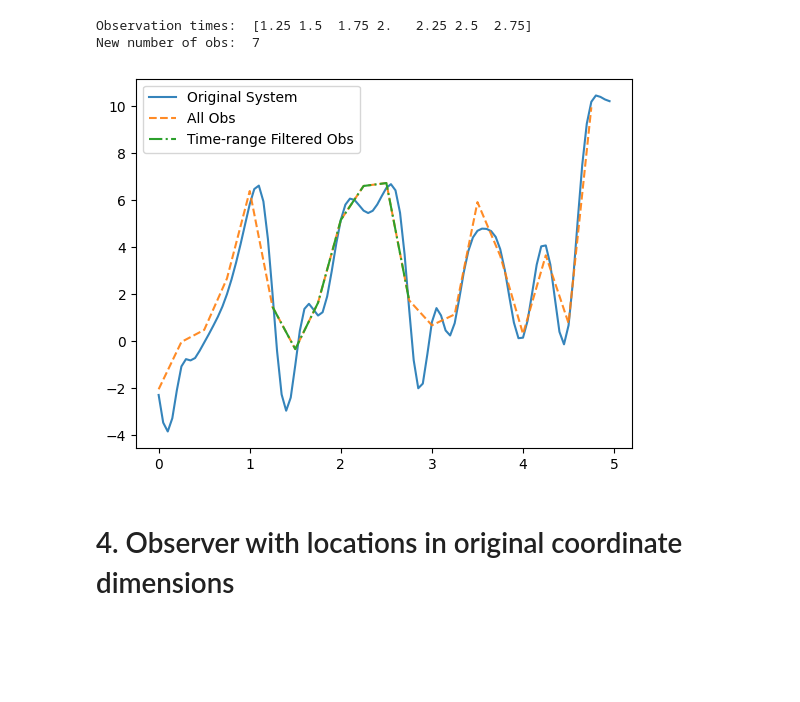
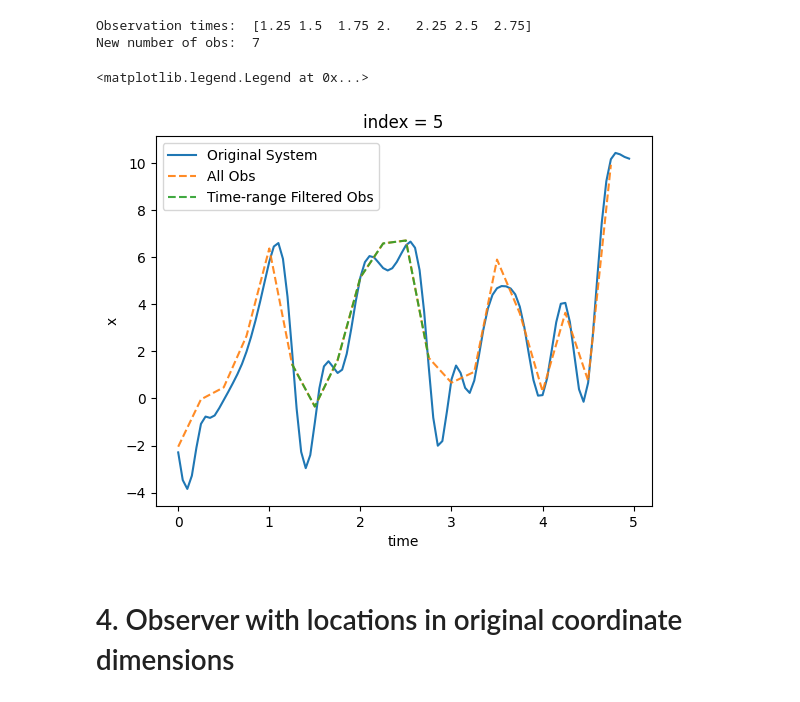
Before and after one commit to StevePny/DataAssimBench-Examples, a Jupyter notebook: examples/observers/1-observers-example-usage.ipynb, the cells around one changed output. Saved outputs shown, nothing was run; the diff lists cells and outputs as text; code cells hidden in the pictures; blank space fills up the shorter version.

```diff
--- a/examples/observers/1-observers-example-usage.ipynb
+++ b/examples/observers/1-observers-example-usage.ipynb
@@ -64,14 +64,17 @@ plt.show()
 Last time, we let the observer randomly select locations and times to sample. But the observer also allows us to specify the location and time indices we want to observe. You can use this to, for example, sample every other time step or every 5th element in the state vector. It allows for complete customization. Let's explore that using a Lorenz96 generator.
 # %%
 l96 = dab.data.Lorenz96()
-l96.generate(n_steps=100)
-print('Time dim: ', l96.time_dim)
-print('System dim: ', l96.system_dim)
+l96_nature_run = l96.generate(n_steps=100)
+print('Time dim: ', l96_nature_run.sizes['time'])
+print('System dim: ', l96_nature_run.system_dim)
 # %% [output]
 Time dim:  100
 System dim:  36
 # %%
 # Let's sample 5 different locations in the system every 5th timestep
-time_inds_l96 = np.arange(0, 100, 5)
-print(time_inds_l96)
-sys_inds_l96 = [5, 10, 20, 25, 35]
+sample_times_l96 = l96_nature_run.time[np.arange(0, 100, 5)]
+sample_locs_l96 = np.array([5, 10, 20, 25, 35])
+# In order to sample properly, we need to pass a dictionary
+# with locations for each dimension in the nature run
+# NOTE: dims='observations' must always be used.
+sample_locs_dict = {'index': xr.DataArray(np.array(sample_locs_l96), dims='observations')}
@@ -80,9 +81,9 @@ sys_inds_l96 = [5, 10, 20, 25, 35]
 # %%
 # Set up observer using our specified sampling times/locations
 obs_l96 = dab.observer.Observer(
-    l96,
-    time_indices = time_inds_l96, # Time indices to sample
-    location_indices = sys_inds_l96, # Location indices to sample
+    l96_nature_run,
+    times = sample_times_l96, # Times to sample
+    locations = sample_locs_dict, # Locations to sample
     error_bias = 0.2,
     error_sd = 0.5
 )
@@ -133,23 +107,24 @@ In some cases, once we've generated observations we might want to select all obs
 time_start = 2 - 0.75
 time_end = 2 + 0.75
 # Run filter and save as new obs vec
-obs_vec_l96_filt = obs_vec_l96.filter_times(start=time_start, end=time_end, inclusive=True)
-print('Observation times: ', obs_vec_l96_filt.times)
-print('New number of obs: ', obs_vec_l96_filt.num_obs)
+obs_vec_l96_filt = obs_vec_l96.sel(time=slice(time_start, time_end))
+print('Observation times: ', obs_vec_l96_filt.time.values)
+print('New number of obs: ', obs_vec_l96_filt.sizes['time'])
 # %% [output]
 Observation times:  [1.25 1.5  1.75 2.   2.25 2.5  2.75]
 New number of obs:  7
 # %%
 # Visualize
 # Plot it against the original values
+# Let's examine how error is added to observations
 fig, ax = plt.subplots()
-ax.plot(l96.times, l96.values[:, obs_vec_l96.location_indices[0, 0]], alpha=0.9)
-ax.plot(obs_vec_l96.times, obs_vec_l96.values[:, 0], '--', alpha=0.9)
-ax.plot(obs_vec_l96_filt.times, obs_vec_l96_filt.values[:, 0], '-.', alpha=1.0)
+l96_nature_run['x'].sel(index=5).plot.line(x='time')
+obs_vec_l96['x'].sel(observations=0).plot.line('--', x='time', alpha=0.9)
+obs_vec_l96_filt['x'].sel(observations=0).plot.line('--', x='time', alpha=0.9)
 ax.legend(labels=['Original System', 'All Obs', 'Time-range Filtered Obs'])
-plt.show()
 # %% [output]
+<matplotlib.legend.Legend at 0x...>
-[figure, old version]
+[figure, new version]
 # %% [markdown]
 # 4. Observer with locations in original coordinate dimensions
 # %% [markdown]
```
Also changed, not shown: parts of 30 cells of this notebook.
